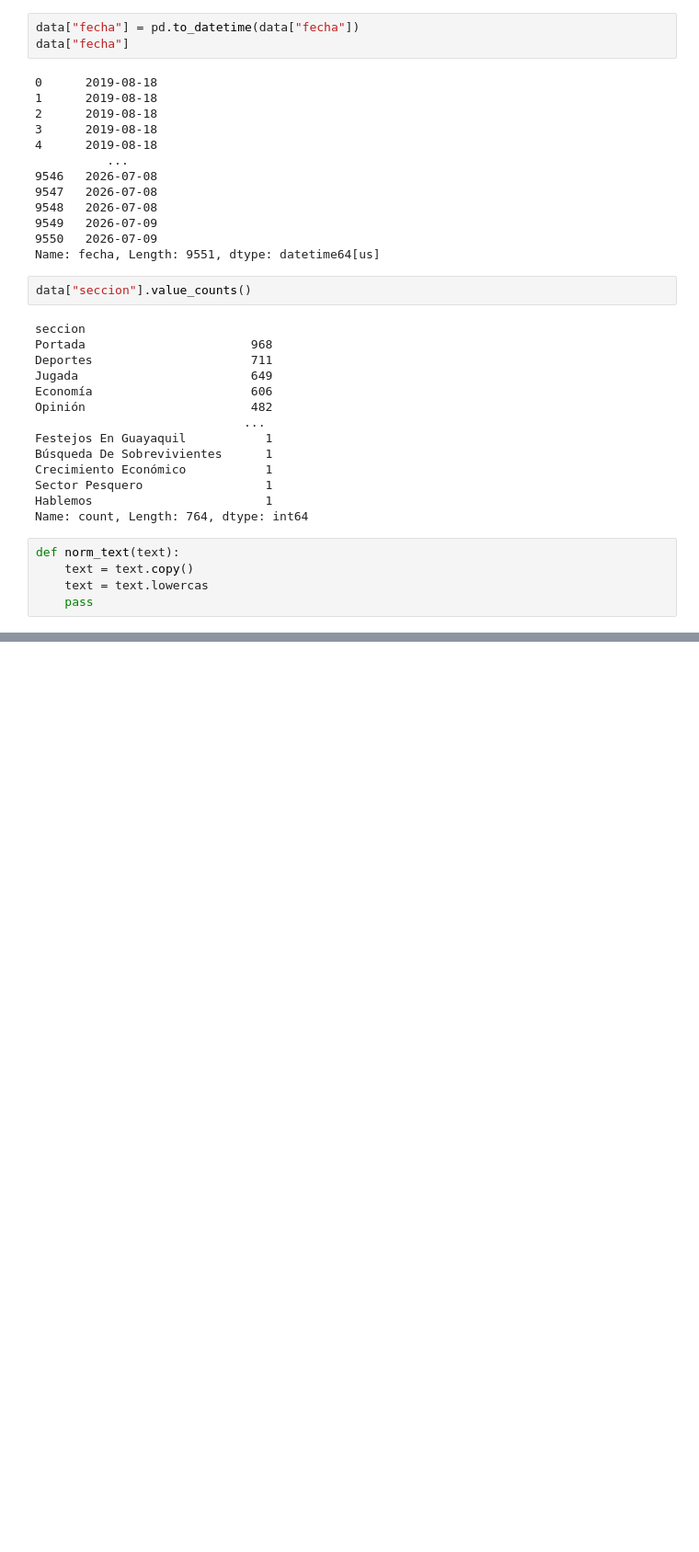
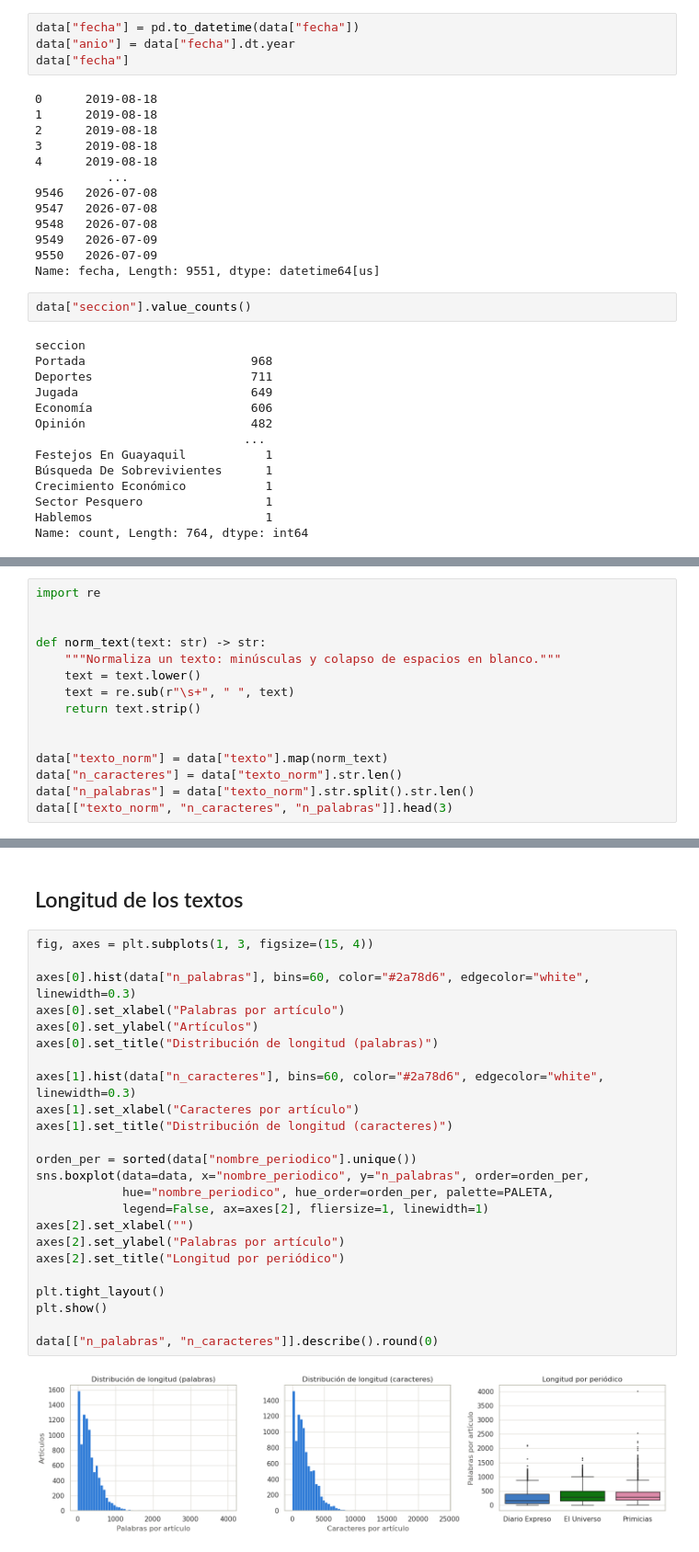
Before and after one commit to Pablouski7/clustering_n_rag_u_index, a Jupyter notebook: notebooks/eda.ipynb, the cells around one changed output, grey strips where cells are left out. Shown at 92% size. Drawn from its saved outputs; the diff is of its cells as text; blank space fills up the shorter version.

```diff
--- a/notebooks/eda.ipynb
+++ b/notebooks/eda.ipynb
@@ -45,6 +77,7 @@ dtypes: int64(5), str(5)
 memory usage: 746.3 KB
 # %%
 data["fecha"] = pd.to_datetime(data["fecha"])
+data["anio"] = data["fecha"].dt.year
 data["fecha"]
 # %% [output]
 0      2019-08-18
@@ -75,8 +108,3 @@ Crecimiento Económico           1
 Sector Pesquero                 1
 Hablemos                        1
 Name: count, Length: 764, dtype: int64
-# %%
-def norm_text(text):
-    text = text.copy()
-    text = text.lowercas
-    pass
@@ -82,0 +147,15 @@ def norm_text(text):
+# %%
+import re
+
+
+def norm_text(text: str) -> str:
+    """Normaliza un texto: minúsculas y colapso de espacios en blanco."""
+    text = text.lower()
+    text = re.sub(r"\s+", " ", text)
+    return text.strip()
+
+
+data["texto_norm"] = data["texto"].map(norm_text)
+data["n_caracteres"] = data["texto_norm"].str.len()
+data["n_palabras"] = data["texto_norm"].str.split().str.len()
+data[["texto_norm", "n_caracteres", "n_palabras"]].head(3)
@@ -82,0 +167,28 @@ def norm_text(text):
+# %% [markdown]
+## Longitud de los textos
+# %%
+fig, axes = plt.subplots(1, 3, figsize=(15, 4))
+
+axes[0].hist(data["n_palabras"], bins=60, color="#2a78d6", edgecolor="white", linewidth=0.3)
+axes[0].set_xlabel("Palabras por artículo")
+axes[0].set_ylabel("Artículos")
+axes[0].set_title("Distribución de longitud (palabras)")
+
+axes[1].hist(data["n_caracteres"], bins=60, color="#2a78d6", edgecolor="white", linewidth=0.3)
+axes[1].set_xlabel("Caracteres por artículo")
+axes[1].set_title("Distribución de longitud (caracteres)")
+
+orden_per = sorted(data["nombre_periodico"].unique())
+sns.boxplot(data=data, x="nombre_periodico", y="n_palabras", order=orden_per,
+            hue="nombre_periodico", hue_order=orden_per, palette=PALETA,
+            legend=False, ax=axes[2], fliersize=1, linewidth=1)
+axes[2].set_xlabel("")
+axes[2].set_ylabel("Palabras por artículo")
+axes[2].set_title("Longitud por periódico")
+
+plt.tight_layout()
+plt.show()
+
+data[["n_palabras", "n_caracteres"]].describe().round(0)
+# %% [output]
+[figure, added]
```
Also changed, not shown: parts of 33 cells of this notebook.
